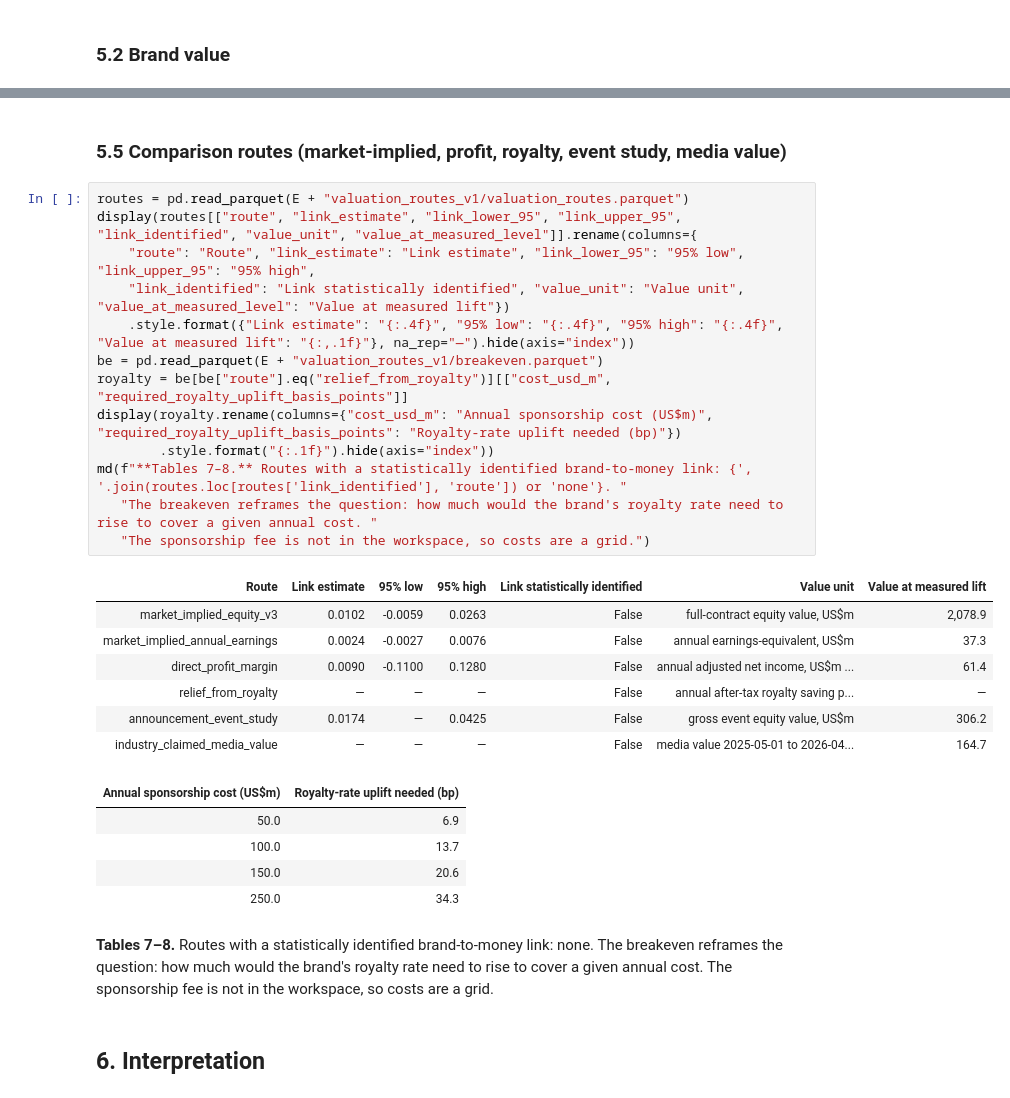
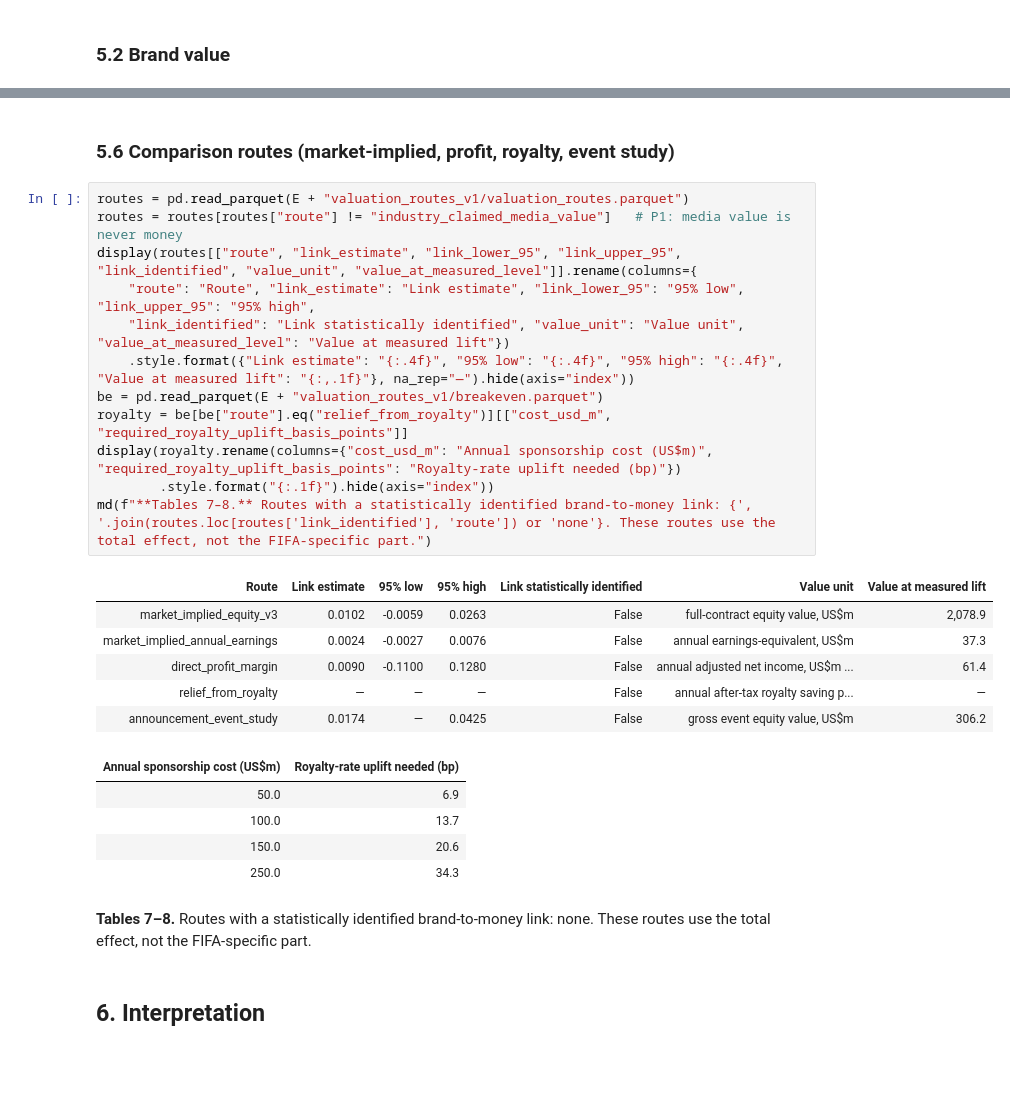
Before and after one commit to federicomeschini/SponsorshipIntelligence_Lenovo, a Jupyter notebook: reports/methods_annex/40_brand_value.ipynb, the cells around one changed output, grey strips where cells are left out. Saved outputs shown, nothing was run; the diff lists cells and outputs as text; blank space fills up the shorter version.

```diff
--- a/reports/methods_annex/40_brand_value.ipynb
+++ b/reports/methods_annex/40_brand_value.ipynb
@@ -234,31 +232,29 @@ md(f"**Table 6.** FIFA-specific effect {fs['index_points']['primary']:+.2f} Bran
 # %% [markdown]
-### 5.5 Comparison routes (market-implied, profit, royalty, event study, media value)
+### 5.6 Comparison routes (market-implied, profit, royalty, event study)
 # %%
 routes = pd.read_parquet(E + "valuation_routes_v1/valuation_routes.parquet")
+routes = routes[routes["route"] != "industry_claimed_media_value"]   # P1: media value is never money
 display(routes[["route", "link_estimate", "link_lower_95", "link_upper_95", "link_identified", "value_unit", "value_at_measured_level"]].rename(columns={
     "route": "Route", "link_estimate": "Link estimate", "link_lower_95": "95% low", "link_upper_95": "95% high",
     "link_identified": "Link statistically identified", "value_unit": "Value unit", "value_at_measured_level": "Value at measured lift"})
     .style.format({"Link estimate": "{:.4f}", "95% low": "{:.4f}", "95% high": "{:.4f}", "Value at measured lift": "{:,.1f}"}, na_rep="—").hide(axis="index"))
 be = pd.read_parquet(E + "valuation_routes_v1/breakeven.parquet")
 royalty = be[be["route"].eq("relief_from_royalty")][["cost_usd_m", "required_royalty_uplift_basis_points"]]
 display(royalty.rename(columns={"cost_usd_m": "Annual sponsorship cost (US$m)", "required_royalty_uplift_basis_points": "Royalty-rate uplift needed (bp)"})
         .style.format("{:.1f}").hide(axis="index"))
-md(f"**Tables 7–8.** Routes with a statistically identified brand-to-money link: {', '.join(routes.loc[routes['link_identified'], 'route']) or 'none'}. "
-   "The breakeven reframes the question: how much would the brand's royalty rate need to rise to cover a given annual cost. "
-   "The sponsorship fee is not in the workspace, so costs are a grid.")
+md(f"**Tables 7–8.** Routes with a statistically identified brand-to-money link: {', '.join(routes.loc[routes['link_identified'], 'route']) or 'none'}. These routes use the total effect, not the FIFA-specific part.")
 # %% [output]
 | Route | Link estimate | 95% low | 95% high | Link statistically identified | Value unit | Value at measured lift |
 | market_implied_equity_v3 | 0.0102 | -0.0059 | 0.0263 | False | full-contract equity value, US$m | 2,078.9 |
 | market_implied_annual_earnings | 0.0024 | -0.0027 | 0.0076 | False | annual earnings-equivalent, US$m | 37.3 |
 | direct_profit_margin | 0.0090 | -0.1100 | 0.1280 | False | annual adjusted net income, US$m ... | 61.4 |
 | relief_from_royalty | — | — | — | False | annual after-tax royalty saving p... | — |
 | announcement_event_study | 0.0174 | — | 0.0425 | False | gross event equity value, US$m | 306.2 |
-| industry_claimed_media_value | — | — | — | False | media value 2025-05-01 to 2026-04... | 164.7 |
 | Annual sponsorship cost (US$m) | Royalty-rate uplift needed (bp) |
 | 50.0 | 6.9 |
 | 100.0 | 13.7 |
 | 150.0 | 20.6 |
 | 250.0 | 34.3 |
-**Tables 7–8.** Routes with a statistically identified brand-to-money link: none. The breakeven reframes the question: how much would the brand's royalty rate need to rise to cover a given annual cost. The sponsorship fee is not in the workspace, so costs are a grid.
+**Tables 7–8.** Routes with a statistically identified brand-to-money link: none. These routes use the total effect, not the FIFA-specific part.
 # %% [markdown]
 ## 6. Interpretation
```
Also changed, not shown: parts of 23 cells of this notebook, 27 other files.
